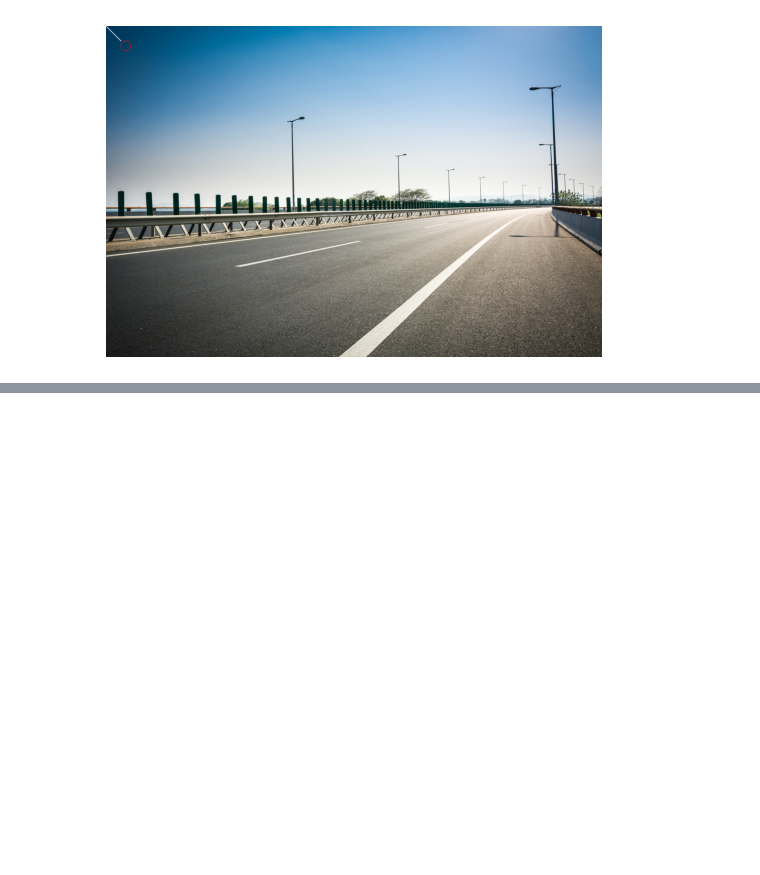
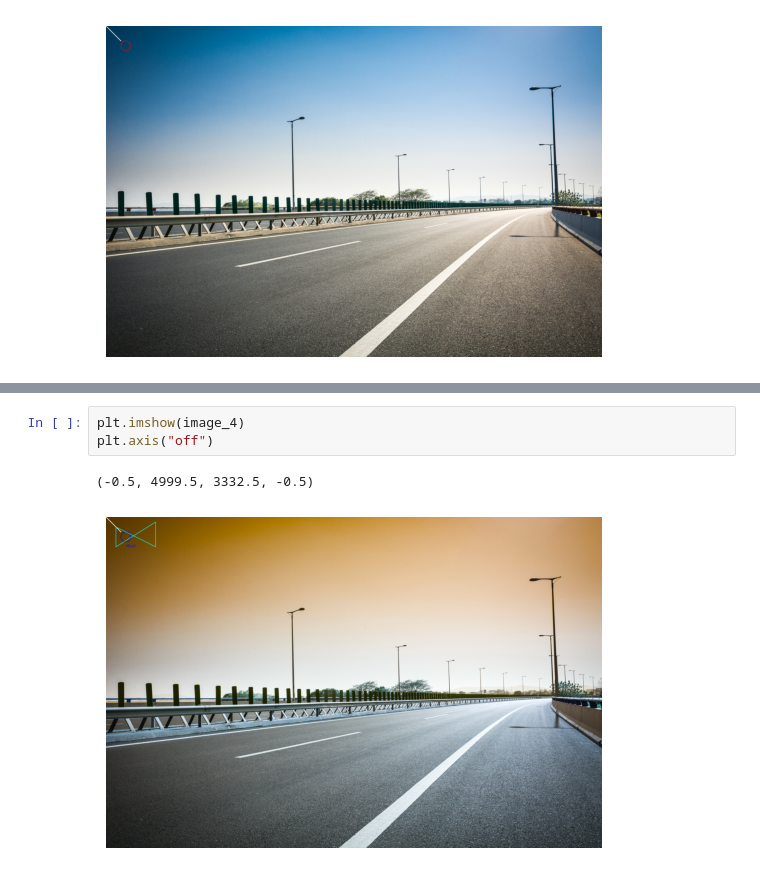
Before and after one commit to aaditya-pdgupta/Python_Course, a Jupyter notebook: Adding_shape_and_text.ipynb, the cells around one changed output, grey strips where cells are left out. Drawn from its saved outputs; the diff is of its cells as text; blank space fills up the shorter version.

```diff
--- a/Adding_shape_and_text.ipynb
+++ b/Adding_shape_and_text.ipynb
@@ -45,0 +63,6 @@ plt.axis("off")
+# %%
+plt.imshow(image_4)
+plt.axis("off")
+# %% [output]
+(-0.5, 4999.5, 3332.5, -0.5)
+[figure, added]
```
Also changed, not shown: parts of 6 cells of this notebook.
